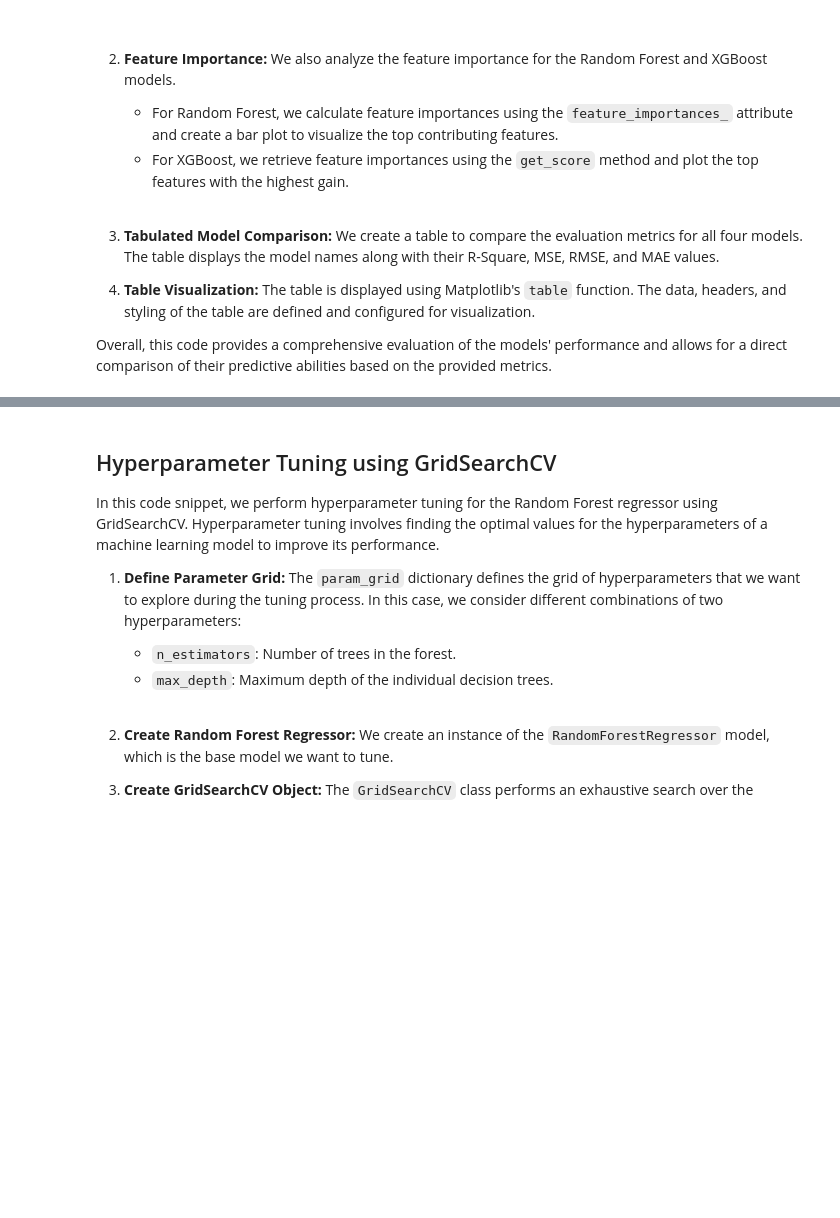
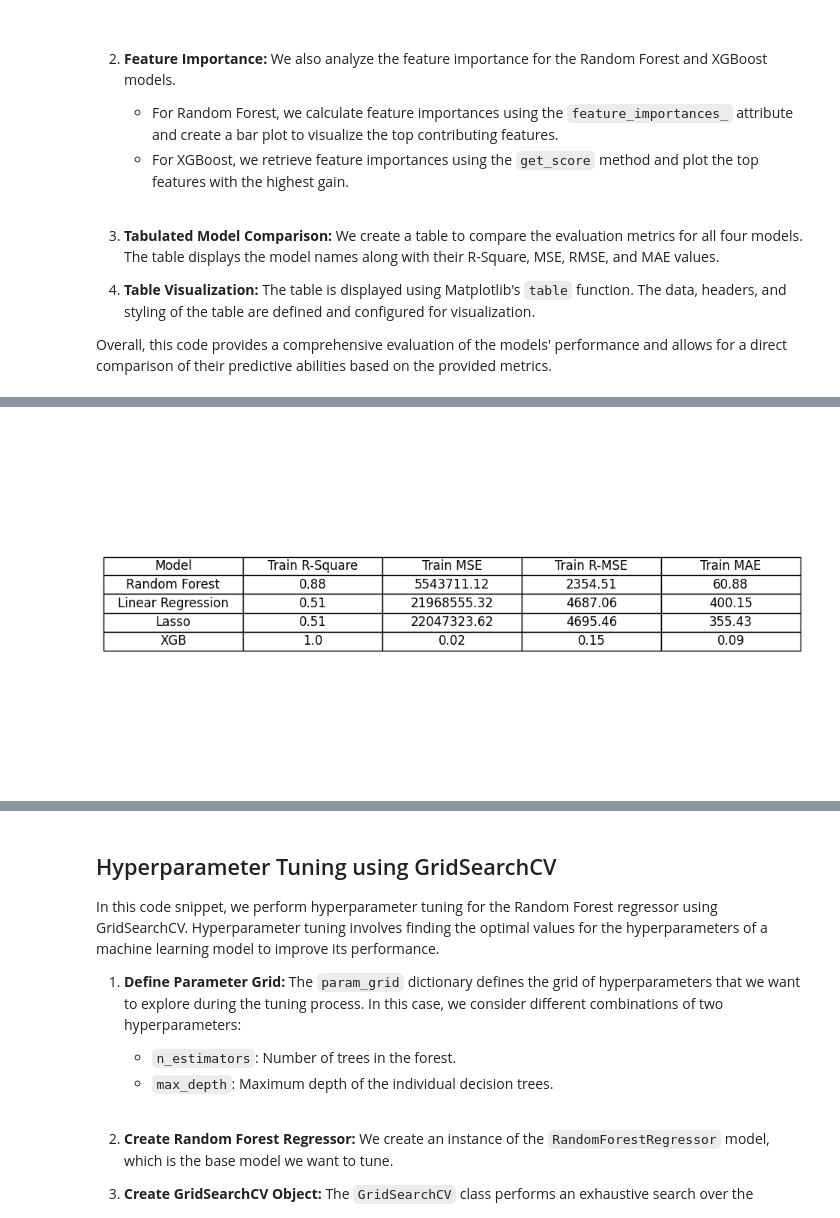
Before and after one commit to DoronF3/School-Projects, a Jupyter notebook: Data Science/main.ipynb, the cells around one changed output, grey strips where cells are left out. Cells and saved outputs as stored; diff of their text form; code cells hidden in the pictures; blank space fills up the shorter version.

```diff
--- a/Data Science/main.ipynb
+++ b/Data Science/main.ipynb
@@ -1084,16 +1188,20 @@ xb = xgb.XGBRegressor(n_estimators=400, max_depth = 10, n_threads = -1)
 # Train and evaluate Linear Regression
 lr.fit(X_train, y_train)
 lr_pred = lr.predict(X_test)
+lr_pred_train = lr.predict(X_train)
 
 # Train and evaluate Lasso
 lasso.fit(X_train, y_train)
 lasso_pred = lasso.predict(X_test)
+lasso_pred_train = lasso.predict(X_train)
 
 # Train and evaluate Random Forest
 rf.fit(X_train, y_train)
 rf_pred = rf.predict(X_test)
+rf_pred_train = rf.predict(X_train)
 
 # Train and evaluate XGB
 xb.fit(X_train, y_train)
 xb_pred=xb.predict(X_test)
+xb_pred_train = xb.predict(X_train)
 # %% [output]
@@ -1206,0 +1335,49 @@ xb done
+# %%
+# Calculate Linear Regression metrics for y_train and y_test
+lr_rsqr_train = r2_score(y_train, lr_pred_train)
+lr_mse_train = mean_squared_error(y_train, lr_pred_train)
+lr_rmse_train = np.sqrt(lr_mse_train)
+lr_mae_train = mean_absolute_error(y_train, lr_pred_train)
+
+# Calculate Lasso metrics for y_train and y_test
+lasso_rsqr_train = r2_score(y_train, lasso_pred_train)
+lasso_mse_train = mean_squared_error(y_train, lasso_pred_train)
+lasso_rmse_train = np.sqrt(lasso_mse_train)
+lasso_mae_train = mean_absolute_error(y_train, lasso_pred_train)
+
+# Calculate Random Forest metrics for y_train and y_test
+rf_rsqr_train = r2_score(y_train, rf_pred_train)
+rf_mse_train = mean_squared_error(y_train, rf_pred_train)
+rf_rmse_train = np.sqrt(rf_mse_train)
+rf_mae_train = mean_absolute_error(y_train, rf_pred_train)
+
+# Calculate XGB metrics for y_train and y_test
+xb_rsqr_train = r2_score(y_train, xb_pred_train)
+xb_mse_train = mean_squared_error(y_train, xb_pred_train)
+xb_rmse_train = np.sqrt(xb_mse_train)
+xb_mae_train = mean_absolute_error(y_train, xb_pred_train)
+
+# Define the data as a list of lists for both y_train and y_test
+data = [
+    ["Random Forest", rf_rsqr_train.round(2), rf_mse_train.round(2), rf_rmse_train.round(2), rf_mae_train.round(2)],
+    ["Linear Regression", lr_rsqr_train.round(2), lr_mse_train.round(2), lr_rmse_train.round(2), lr_mae_train.round(2)],
+    ["Lasso", lasso_rsqr_train.round(2), lasso_mse_train.round(2), lasso_rmse_train.round(2), lasso_mae_train.round(2)],
+    ["XGB", xb_rsqr_train.round(2), xb_mse_train.round(2), xb_rmse_train.round(2), xb_mae_train.round(2)]]
+
+# Define the headers for the table including y_train and y_test labels
+headers = ["Model", "Train R-Square", "Train MSE", "Train R-MSE", "Train MAE"]
+
+# Create the table plot
+fig, ax = plt.subplots(figsize=(12, 6))
+ax.axis('off')
+table = ax.table(cellText=data, colLabels=headers, cellLoc='center', loc='center')
+
+# Style the table
+table.auto_set_font_size(False)
+table.set_fontsize(12)
+table.scale(1, 1.5)
+
+# Display the plot
+plt.show()
+# %% [output]
+[figure, added]
```
Also changed, not shown: parts of 15 cells of this notebook, 1 other file.
